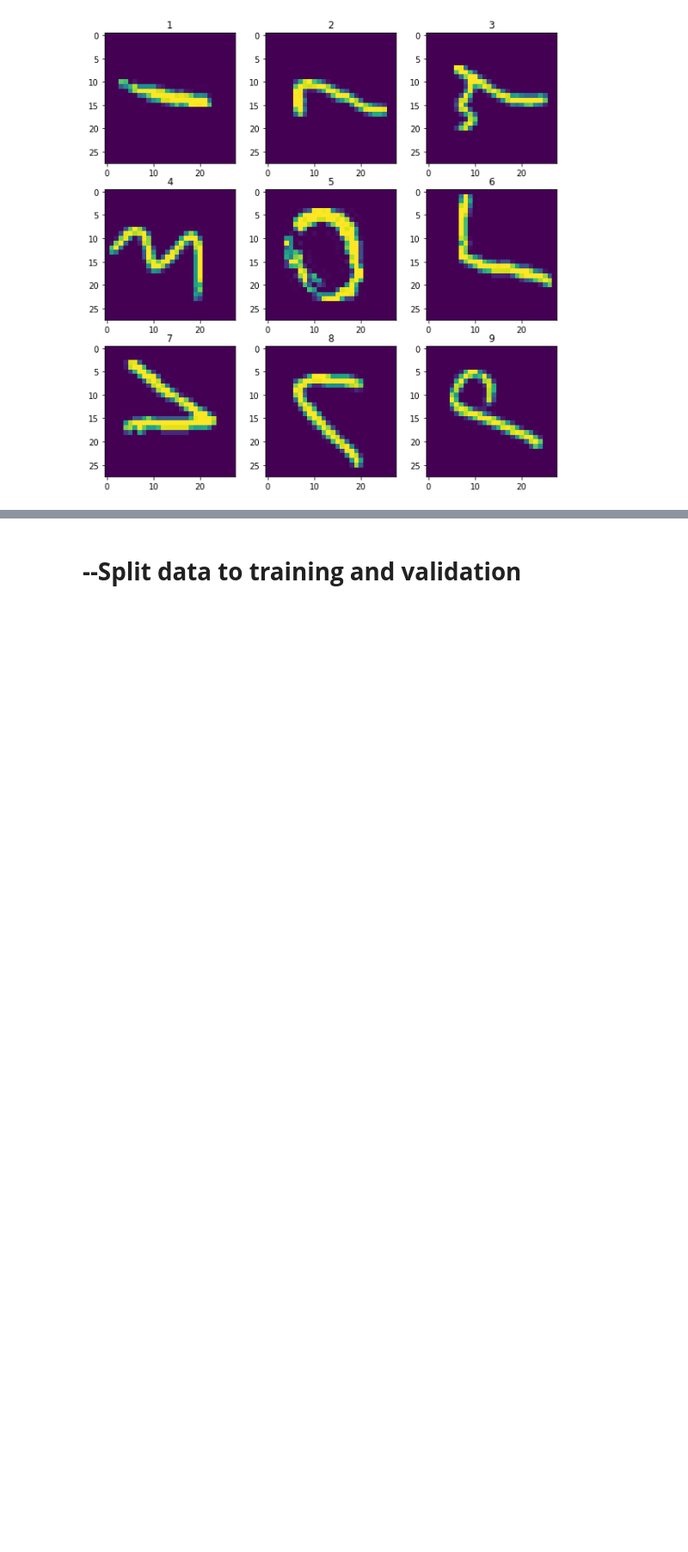
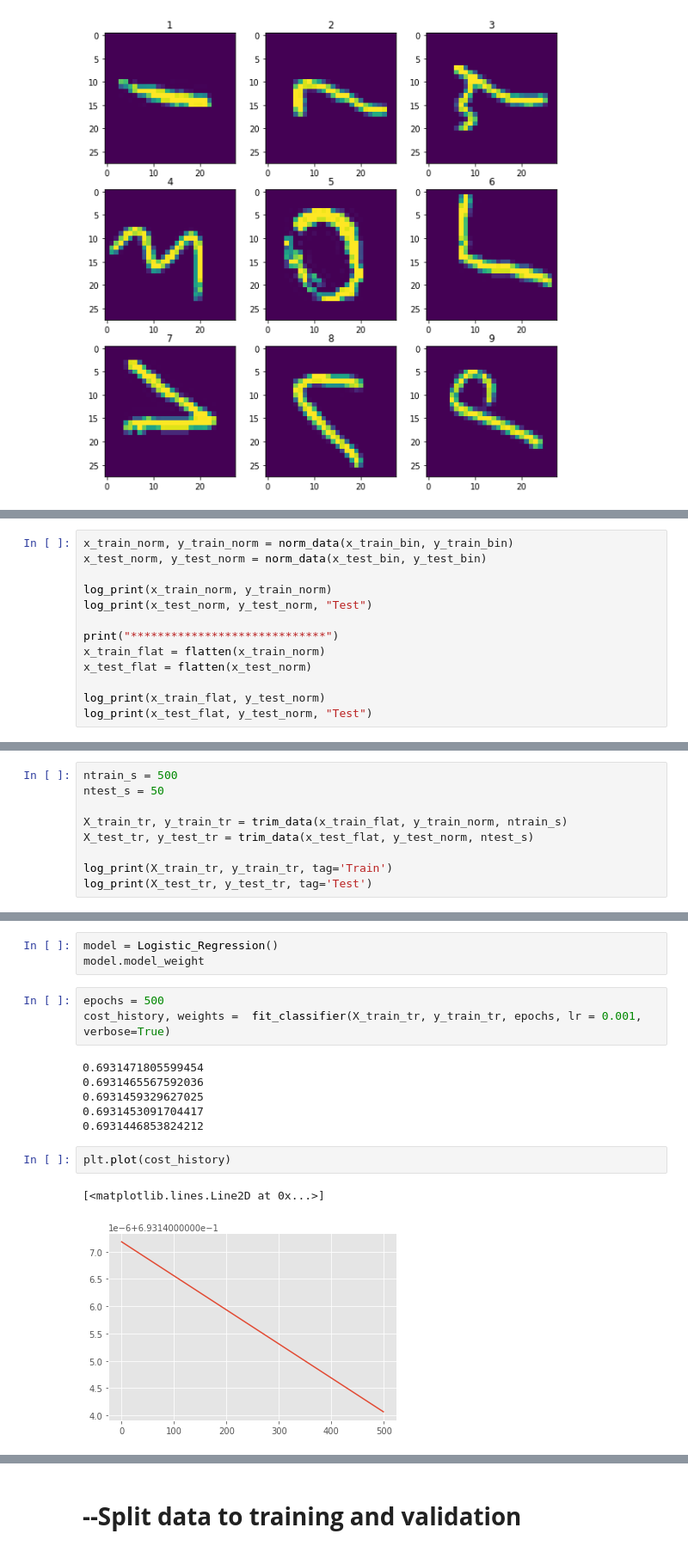
Before and after one commit to areola-joshua/areola-joshua, a Jupyter notebook: arabic-digit-recognizer.ipynb, the cells around one changed output, grey strips where cells are left out. Shown: that part at 86% size. Drawn from its saved outputs; the diff is of its cells as text; blank space fills up the shorter version.

```diff
--- a/arabic-digit-recognizer.ipynb
+++ b/arabic-digit-recognizer.ipynb
@@ -103,0 +188,13 @@ plot_images(X_train, Y_train)
+# %%
+x_train_norm, y_train_norm = norm_data(x_train_bin, y_train_bin)
+x_test_norm, y_test_norm = norm_data(x_test_bin, y_test_bin)
+
+log_print(x_train_norm, y_train_norm)
+log_print(x_test_norm, y_test_norm, "Test")
+
+print("*****************************")
+x_train_flat = flatten(x_train_norm)
+x_test_flat = flatten(x_test_norm)
+
+log_print(x_train_flat, y_test_norm)
+log_print(x_test_flat, y_test_norm, "Test")
@@ -103,0 +211,9 @@ plot_images(X_train, Y_train)
+# %%
+ntrain_s = 500
+ntest_s = 50
+
+X_train_tr, y_train_tr = trim_data(x_train_flat, y_train_norm, ntrain_s)
+X_test_tr, y_test_tr = trim_data(x_test_flat, y_test_norm, ntest_s)
+
+log_print(X_train_tr, y_train_tr, tag='Train')
+log_print(X_test_tr, y_test_tr, tag='Test')
@@ -103,0 +281,17 @@ plot_images(X_train, Y_train)
+# %%
+model = Logistic_Regression()
+model.model_weight
+# %%
+epochs = 500
+cost_history, weights =  fit_classifier(X_train_tr, y_train_tr, epochs, lr = 0.001, verbose=True)
+# %% [output]
+0.6931471805599454
+0.6931465567592036
+0.6931459329627025
+0.6931453091704417
+0.6931446853824212
+# %%
+plt.plot(cost_history)
+# %% [output]
+[<matplotlib.lines.Line2D at 0x...>]
+[figure, added]
```
Also changed, not shown: parts of 27 cells of this notebook.
